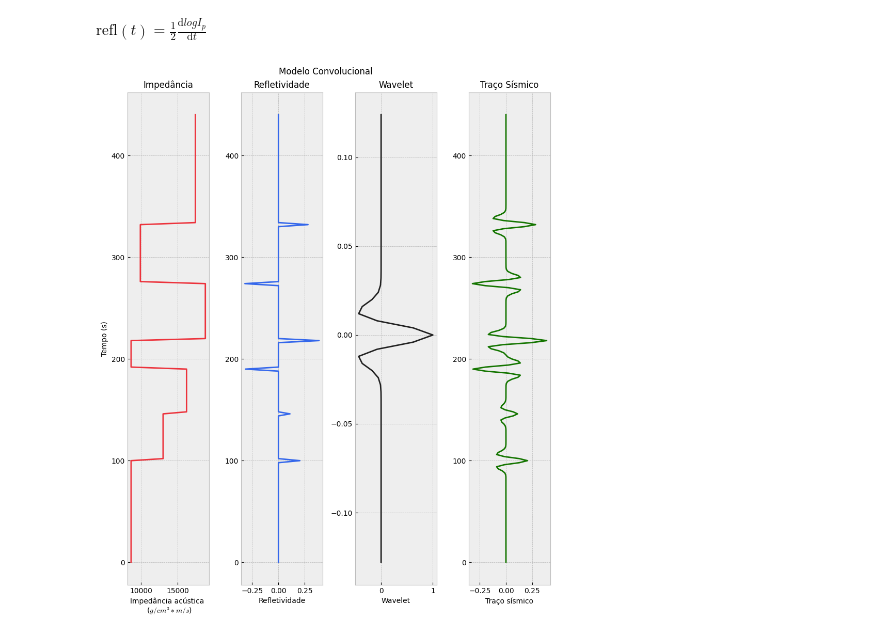
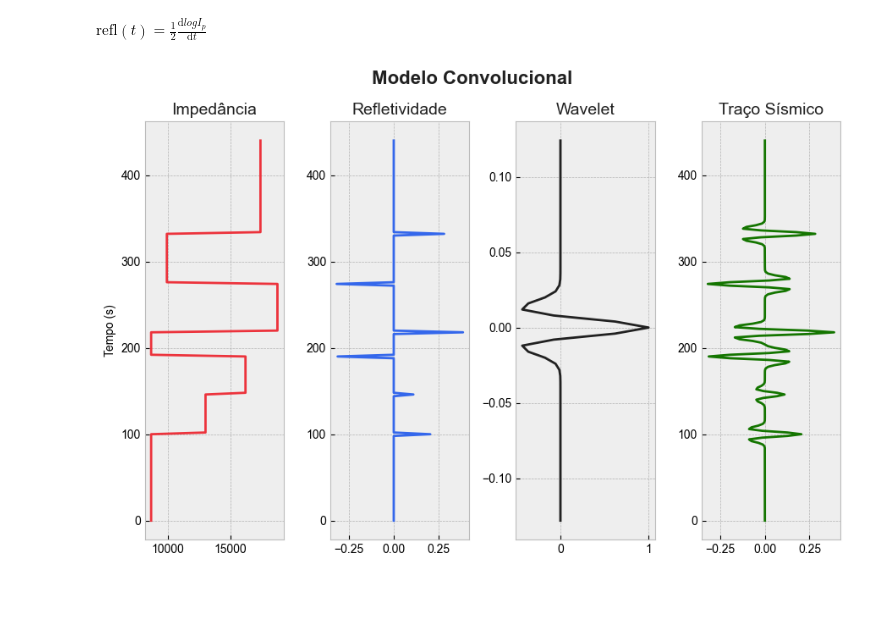
Before and after one commit to albano-a/inversion_methods_algorithms, a Jupyter notebook: Wavelets/traco_sismico.ipynb, the cells around one changed output. Cells and saved outputs as stored; diff of their text form; code cells hidden in the pictures; blank space fills up the shorter version.

```diff
--- a/Wavelets/traco_sismico.ipynb
+++ b/Wavelets/traco_sismico.ipynb
@@ -42,29 +42,30 @@ traco = S @ refl
 # %%
 # impedancia, refletividade, convolvido com a wavelet = onda sismica
 plt.style.use(['bmh'])
 
-fig, ax = plt.subplots(1, 4, figsize=(9, 11))
-plt.suptitle("Modelo Convolucional")
+plt.rc('font', family='Arial')
+fig, ax = plt.subplots(1, 4, figsize=(9, 6))
+plt.suptitle("Modelo Convolucional", fontweight='bold',fontsize=16, color="#212121")
 
 ax[0].plot(Ip, t, color="#ec333c")
-ax[0].set_xlabel('Impedância acústica \n ($g/cm^{3} * m/s$)', fontsize=10)
+
 ax[0].set_ylabel('Tempo (s)', fontsize=10)
-ax[0].set_title("Impedância", fontsize=12)
+ax[0].set_title("Impedância", fontsize=14, color="#212121" )
 
 ax[1].plot(refl, t, color="#3467eb")
-ax[1].set_xlabel('Refletividade', fontsize=10)
-ax[1].set_title("Refletividade", fontsize=12)
+
+ax[1].set_title("Refletividade", fontsize=14, color="#212121")
 
 ax[2].plot(wlet, twlet, color="#212121",)
-ax[2].set_xlabel('Wavelet',  fontsize=10)
-ax[2].set_title("Wavelet", fontsize=12)
+
+ax[2].set_title("Wavelet", fontsize=14, color="#212121")
 
 ax[3].plot(traco, t, color="#147500")
-ax[3].set_xlabel('Traço sísmico', fontsize=10)
-ax[3].set_title("Traço Sísmico", fontsize=12)
+
+ax[3].set_title("Traço Sísmico", fontsize=14, color="#212121")
 
 plt.tight_layout()
-plt.savefig('modelo_direto.svg')
+plt.savefig('modelo_direto_edited.svg')
 plt.show()
 # %% [output]
-[figure, old version]
+[figure, new version]
```
Also changed, not shown: 3 other files.
